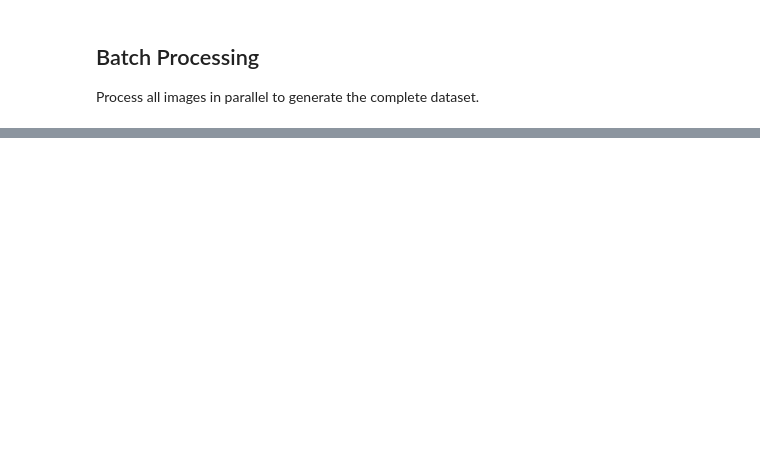
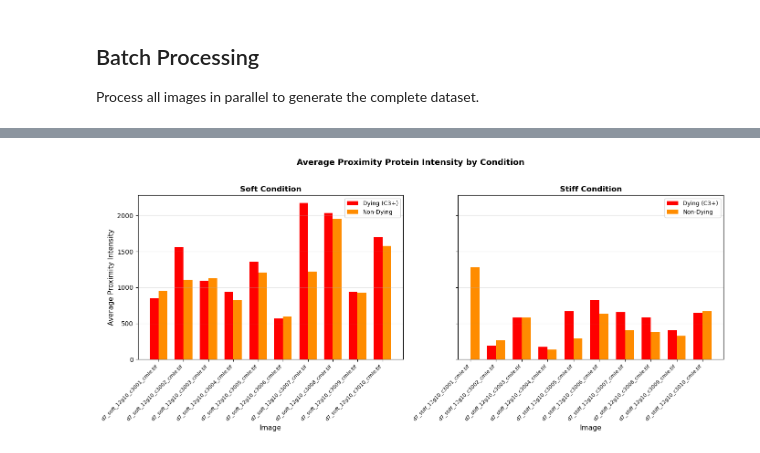
Before and after one commit to isobelth/image_quantification, a Jupyter notebook: Apoptosis_Analysis/c3_inntegrin_proximity_analysis.ipynb, the cells around one changed output, grey strips where cells are left out. Saved outputs shown, nothing was run; the diff lists cells and outputs as text; code cells hidden in the pictures; blank space fills up the shorter version.

```diff
--- a/Apoptosis_Analysis/c3_inntegrin_proximity_analysis.ipynb
+++ b/Apoptosis_Analysis/c3_inntegrin_proximity_analysis.ipynb
@@ -535,0 +607,58 @@ print(f"Total C3-positive cells detected: {results_df[results_df['label'] != 'no
+# %%
+# Calculate average proximity intensity per filename for dying vs non-dying cells
+avg_proximity = results_df.groupby(['filename', 'dying'])['proximity_intensity_total_neighborhood'].mean().reset_index()
+avg_proximity.columns = ['filename', 'dying', 'avg_proximity_intensity']
+
+# Pivot to get dying and non-dying as separate columns for easier plotting
+avg_pivot = avg_proximity.pivot(index='filename', columns='dying', values='avg_proximity_intensity').reset_index()
+avg_pivot.columns.name = None
+avg_pivot = avg_pivot.rename(columns={'Y': 'dying_avg', 'N': 'non_dying_avg'})
+
+# Add condition information
+avg_pivot['condition'] = avg_pivot['filename'].apply(
+    lambda x: 'soft' if 'soft' in x else ('stiff' if 'stiff' in x else 'other')
+)
+
+# Separate soft and stiff data
+soft_data = avg_pivot[avg_pivot['condition'] == 'soft'].reset_index(drop=True)
+stiff_data = avg_pivot[avg_pivot['condition'] == 'stiff'].reset_index(drop=True)
+
+# Create side-by-side bar plots
+fig, (ax1, ax2) = plt.subplots(1, 2, figsize=(14, 6), sharey=True)
+
+# SOFT condition bar plot
+if len(soft_data) > 0:
+    x_soft = np.arange(len(soft_data))
+    width = 0.35
+
+    bars1 = ax1.bar(x_soft - width/2, soft_data['dying_avg'], width, label='Dying (C3+)', color='red')
+    bars2 = ax1.bar(x_soft + width/2, soft_data['non_dying_avg'], width, label='Non-Dying', color='darkorange')
+
+    ax1.set_xlabel('Image', fontsize=11)
+    ax1.set_ylabel('Average Proximity Intensity', fontsize=11)
+    ax1.set_title('Soft Condition', fontsize=12, fontweight='bold')
+    ax1.set_xticks(x_soft)
+    ax1.set_xticklabels(soft_data['filename'], rotation=45, ha='right', fontsize=8)
+    ax1.legend(fontsize=9)
+    ax1.grid(axis='y', alpha=0.3)
+
+# STIFF condition bar plot
+if len(stiff_data) > 0:
+    x_stiff = np.arange(len(stiff_data))
+    width = 0.35
+
+    bars3 = ax2.bar(x_stiff - width/2, stiff_data['dying_avg'], width, label='Dying (C3+)', color='red')
+    bars4 = ax2.bar(x_stiff + width/2, stiff_data['non_dying_avg'], width, label='Non-Dying', color='darkorange')
+
+    ax2.set_xlabel('Image', fontsize=11)
+    ax2.set_title('Stiff Condition', fontsize=12, fontweight='bold')
+    ax2.set_xticks(x_stiff)
+    ax2.set_xticklabels(stiff_data['filename'], rotation=45, ha='right', fontsize=8)
+    ax2.legend(fontsize=9)
+    ax2.grid(axis='y', alpha=0.3)
+
+plt.suptitle('Average Proximity Protein Intensity by Condition', fontsize=13, fontweight='bold', y=1.02)
+plt.tight_layout()
+plt.show()
+# %% [output]
+[figure, added]
```
Also changed, not shown: parts of 14 cells of this notebook.
